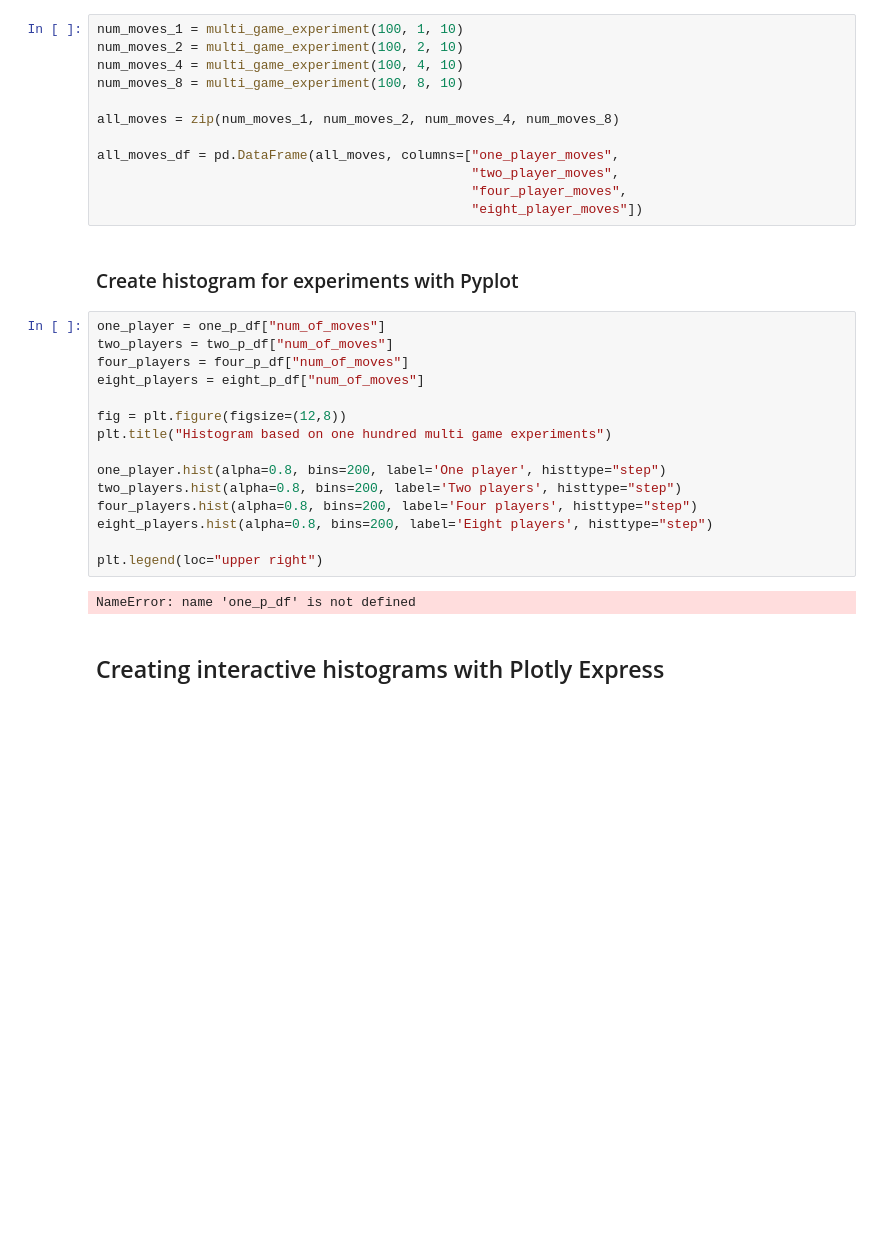
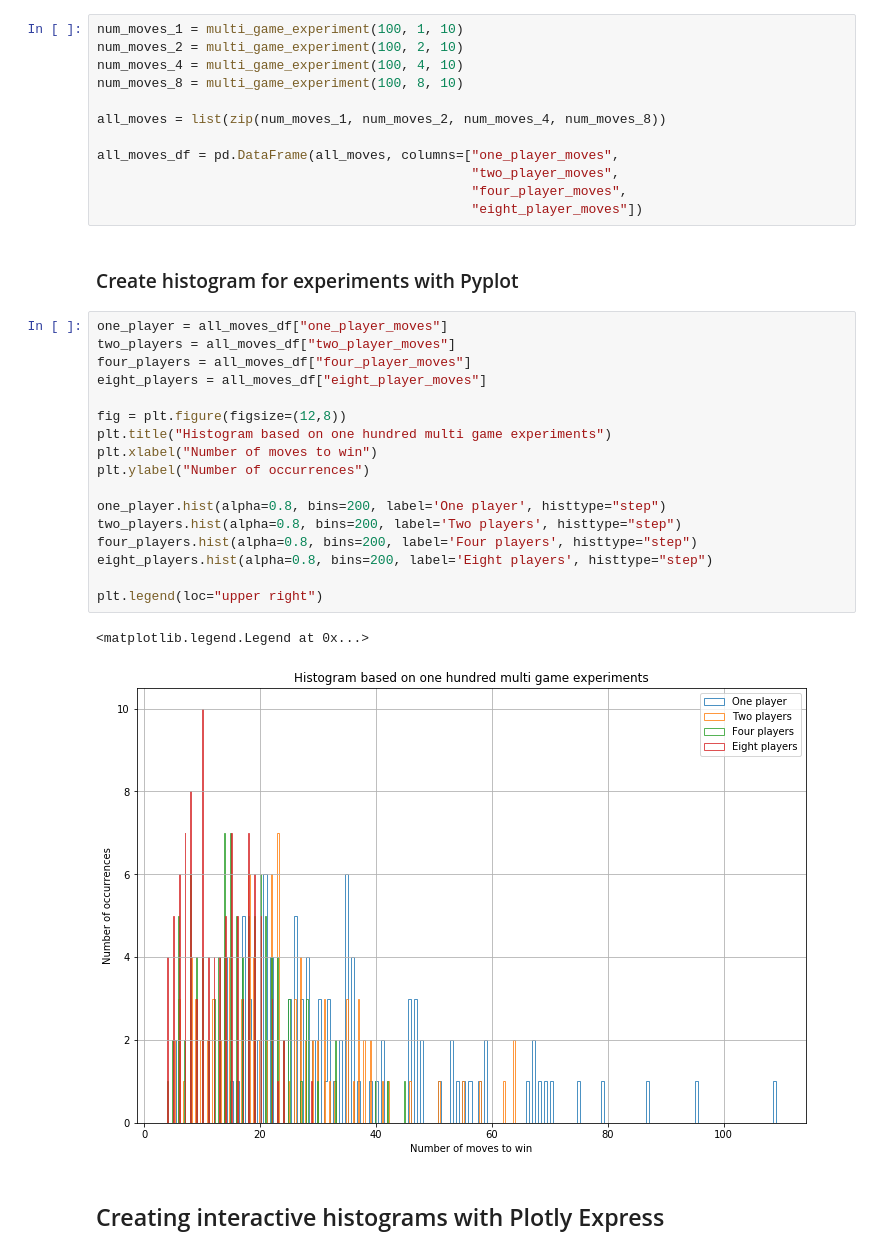
Before and after one commit to pkhetland/INF200-2019-Exercises, a Jupyter notebook: src/petter_hetland_ex/pa01/snakes_and_ladders_analysis.ipynb, the cells around one changed output. Drawn from its saved outputs; the diff is of its cells as text; blank space fills up the shorter version.

```diff
--- a/src/petter_hetland_ex/pa01/snakes_and_ladders_analysis.ipynb
+++ b/src/petter_hetland_ex/pa01/snakes_and_ladders_analysis.ipynb
@@ -22,7 +22,7 @@ num_moves_2 = multi_game_experiment(100, 2, 10)
 num_moves_4 = multi_game_experiment(100, 4, 10)
 num_moves_8 = multi_game_experiment(100, 8, 10)
 
-all_moves = zip(num_moves_1, num_moves_2, num_moves_4, num_moves_8)
+all_moves = list(zip(num_moves_1, num_moves_2, num_moves_4, num_moves_8))
 
 all_moves_df = pd.DataFrame(all_moves, columns=["one_player_moves",
                                                 "two_player_moves",
@@ -31,22 +31,25 @@ all_moves_df = pd.DataFrame(all_moves, columns=["one_player_moves",
 # %% [markdown]
 ### Create histogram for experiments with Pyplot
 # %%
-one_player = one_p_df["num_of_moves"]
-two_players = two_p_df["num_of_moves"]
-four_players = four_p_df["num_of_moves"]
-eight_players = eight_p_df["num_of_moves"]
+one_player = all_moves_df["one_player_moves"]
+two_players = all_moves_df["two_player_moves"]
+four_players = all_moves_df["four_player_moves"]
+eight_players = all_moves_df["eight_player_moves"]
 
 fig = plt.figure(figsize=(12,8))
 plt.title("Histogram based on one hundred multi game experiments")
+plt.xlabel("Number of moves to win")
+plt.ylabel("Number of occurrences")
 
 one_player.hist(alpha=0.8, bins=200, label='One player', histtype="step")
 two_players.hist(alpha=0.8, bins=200, label='Two players', histtype="step")
 four_players.hist(alpha=0.8, bins=200, label='Four players', histtype="step")
 eight_players.hist(alpha=0.8, bins=200, label='Eight players', histtype="step")
 
 plt.legend(loc="upper right")
 # %% [output]
-NameError: name 'one_p_df' is not defined
+<matplotlib.legend.Legend at 0x...>
+[figure, added]
 # %% [markdown]
 ## Creating interactive histograms with Plotly Express
 # %%
```
Also changed, not shown: parts of 1 cell of this notebook.
